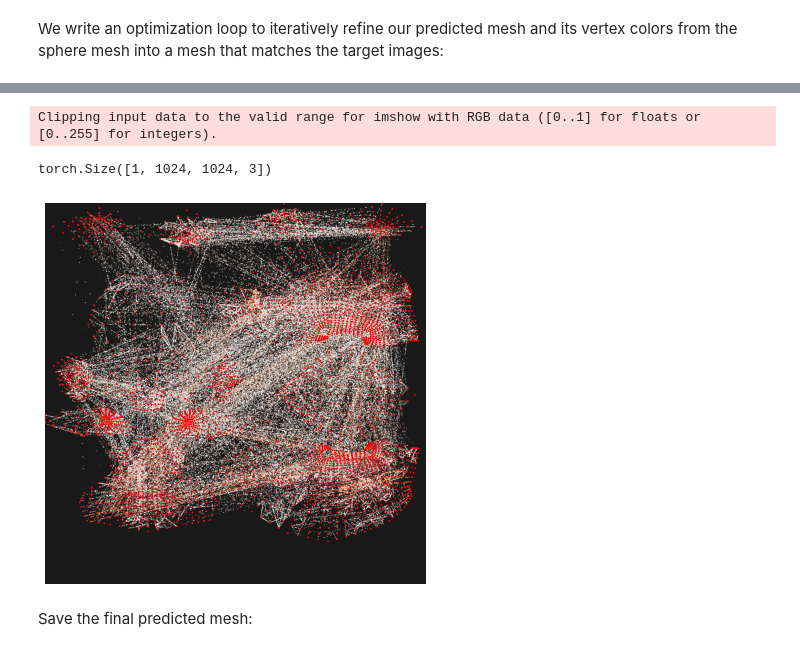
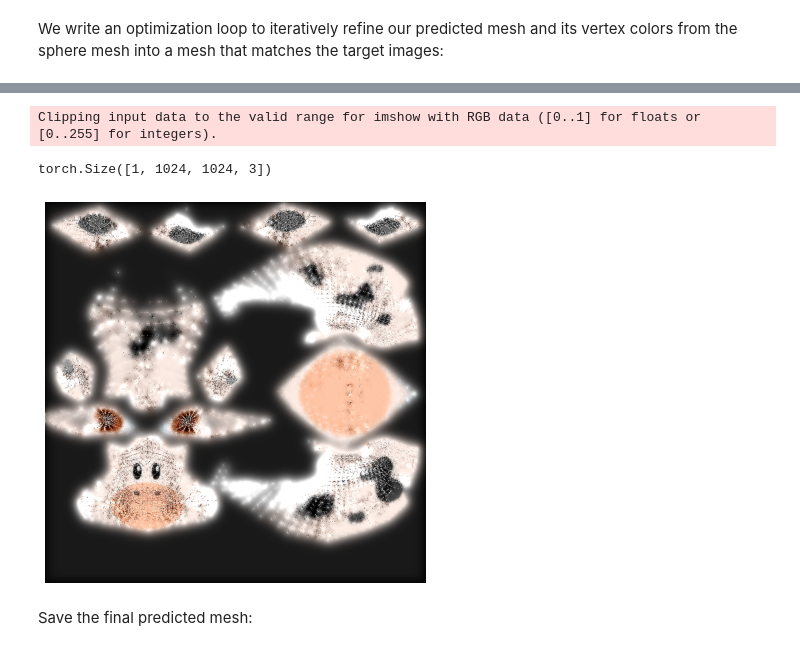
Before and after one commit to theycallmepeter/pytorch3d_PBR, a Jupyter notebook: docs/tutorials/fit_textured_mesh_original.ipynb, the cells around one changed output, grey strips where cells are left out. Drawn from its saved outputs; the diff is of its cells as text; code cells hidden in the pictures.

```diff
--- a/docs/tutorials/fit_textured_mesh_original.ipynb
+++ b/docs/tutorials/fit_textured_mesh_original.ipynb
@@ -617,9 +617,9 @@ renderer_textured = MeshRenderer(
 We initialize settings, losses, and the optimizer that will be used to iteratively fit our mesh to the target RGB images:
 # %%
 # Number of views to optimize over in each SGD iteration
-num_views_per_iteration = 2
+num_views_per_iteration = 3
 # Number of optimization steps
-Niter = 1000
+Niter = 2000
 # Plot period for the losses
 plot_period = 200
 
@@ -632,6 +632,8 @@ losses = {"rgb": {"weight": 1.0, "values": []},
         #   "edge": {"weight": 1.0, "values": []},
         #   "normal": {"weight": 0.01, "values": []},
         #   "laplacian": {"weight": 1.0, "values": []},
+        "smoothness":{"weight":0.01, "values": []},
+        "normal_smoothness":{"weight":0.01, "values": []}
          }
 
 # We will learn to deform the source mesh by offsetting its vertices
@@ -642,7 +644,7 @@ verts_shape = src_mesh.verts_packed().shape
 deform_verts = torch.full(verts_shape, 0.0, device=device, requires_grad=True)
 
 verts = src_mesh.verts_packed()
-faces = src_mesh.faces_packed().unsqueeze(dim=0).to(device)
+faces_uvs = src_mesh.textures.faces_uvs_padded().to(device)
 # u = 0.5 + (torch.atan2(verts[:,0], verts[:,1])/(np.pi*2))
 # v = 0.5 - (torch.arcsin(verts[:,2])/np.pi)
 # uv_map = torch.stack([u,v], dim=1).unsqueeze(dim=0).to(device)
@@ -651,17 +653,29 @@ uv_map = src_mesh.textures.verts_uvs_padded().to(device)
 
 # We will also learn per vertex colors for our sphere mesh that define texture
 # of the mesh
-sphere_verts_rgb = torch.full(mesh.textures.maps_padded().shape, 0.1, device=device, requires_grad=True)
+scale_factor = 1
+texture_size = list(mesh.textures.maps_padded().shape)
+texture_size[1] //= scale_factor
+texture_size[2] //= scale_factor
+sphere_verts_rgb = torch.full(texture_size, 0.1, device=device, requires_grad=True)
+zero_dims = texture_size[:3]
+zero_dims.append(2)
+ones_dims = texture_size[:3]
+ones_dims.append(1)
+normal_map_flat = torch.cat([torch.ones(zero_dims).to(device)*0.5, torch.ones(ones_dims).to(device)], dim=3).to(device)
+normal_map_flat.requires_grad = True
 
 # Need to create UV map for the sphere and optimize that together with the texture
 
 # The optimizer
-optimizer = torch.optim.Adam([sphere_verts_rgb], lr=0.01)
+optimizer = torch.optim.Adam([sphere_verts_rgb, normal_map_flat], lr=0.01)
 # %% [markdown]
 We write an optimization loop to iteratively refine our predicted mesh and its vertex colors from the sphere mesh into a mesh that matches the target images:
 # %%
+from torchvision.transforms import RandomAffine
 loop = tqdm(range(Niter))
 maps = [sphere_verts_rgb.detach().cpu()]
+cos_similarity = torch.nn.CosineSimilarity(dim=3)
 
 for i in loop:
     # Initialize optimizer
@@ -670,9 +684,18 @@ for i in loop:
     # Deform the mesh
     new_src_mesh = src_mesh.offset_verts(deform_verts)
 
+    transform_range_horizontal = 5/sphere_verts_rgb.shape[1]
+    transform_range_vertical = 5/sphere_verts_rgb.shape[2]
+    transform = RandomAffine(0, translate=(transform_range_horizontal,transform_range_vertical))
+
+
     # Add per vertex colors to texture the mesh
     # TODO create UV map for faces and vertices for the default sphere
-    new_src_mesh.textures = TexturesUV(sphere_verts_rgb, faces_uvs=faces, verts_uvs=uv_map)
+    new_src_mesh.textures = TexturesUV(sphere_verts_rgb, faces_uvs=faces_uvs, verts_uvs=uv_map)
+    new_src_mesh.normalmaps = TexturesUV(normal_map_flat, faces_uvs=faces_uvs, verts_uvs=uv_map)
+
+    smoothness = ((sphere_verts_rgb - transform(sphere_verts_rgb.permute(0,3,1,2)).permute(0,2,3,1))**2).mean()
+    normal_smoothness = torch.abs(cos_similarity(new_src_mesh.normalmaps.maps_padded(), transform(new_src_mesh.normalmaps.maps_padded().permute(0,3,1,2)).permute(0,2,3,1)).mean())
 
     # Losses to smooth /regularize the mesh shape
     loss = {k: torch.tensor(0.0, device=device) for k in losses}
@@ -695,6 +718,8 @@ for i in loop:
         predicted_rgb = images_predicted[..., :3]
         loss_rgb = ((predicted_rgb - target_rgb[j]) ** 2).mean()
         loss["rgb"] += loss_rgb / num_views_per_iteration
+        loss["smoothness"] += smoothness / num_views_per_iteration
+        loss["normal_smoothness"] += normal_smoothness / num_views_per_iteration
 
     # Weighted sum of the losses
     sum_loss = torch.tensor(0.0, device=device)
@@ -733,17 +769,17 @@ Clipping input data to the valid range for imshow with RGB data ([0..1] for floa
 # %%
 plt.figure(figsize=(7,7))
 from pytorch3d.vis.texture_vis import texturesuv_image_matplotlib
 
-# texture_image=new_src_mesh.textures.maps_padded()
-texturesuv_image_matplotlib(mesh.textures, subsample=None)
+texture_image=new_src_mesh.textures.maps_padded()
+# texturesuv_image_matplotlib(mesh.textures, subsample=None)
 
 print(texture_image.shape)
 plt.imshow(texture_image.squeeze().cpu().detach())
 plt.axis("off");
 # %% [output]
 Clipping input data to the valid range for imshow with RGB data ([0..1] for floats or [0..255] for integers).
 torch.Size([1, 1024, 1024, 3])
-[figure, old version]
+[figure, new version]
 # %% [markdown]
 Save the final predicted mesh:
 # %% [markdown]
```
Also changed, not shown: parts of 4 cells of this notebook, 1 other file.
